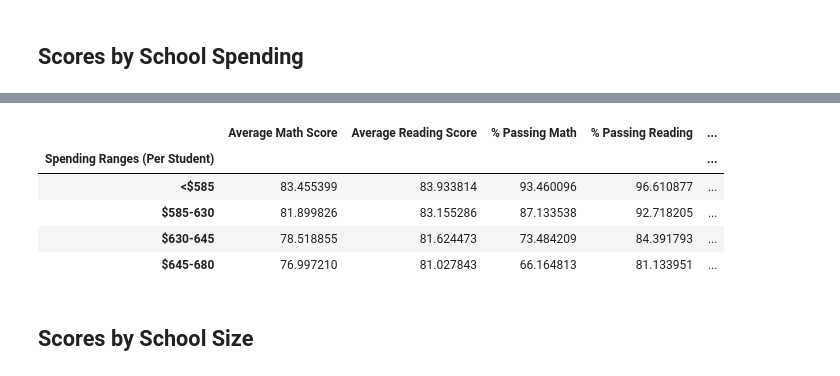
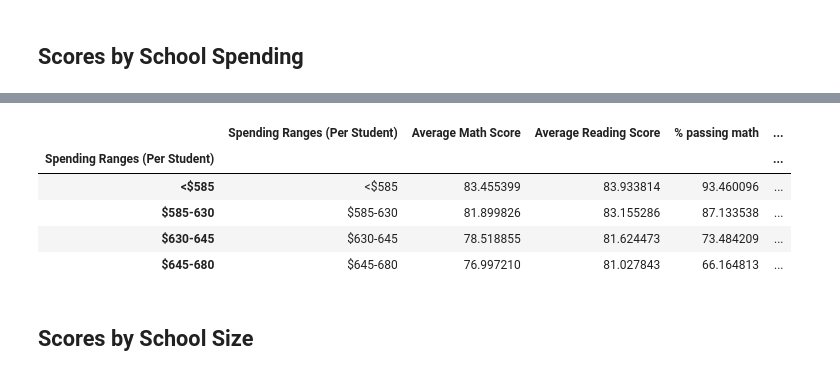
Before and after one commit to DMAR93/pandas-challenge, a Jupyter notebook: Starter_Code/PyCitySchools/PyCitySchools_starter.ipynb, the cells around one changed output, grey strips where cells are left out. Saved outputs shown, nothing was run; the diff lists cells and outputs as text; code cells hidden in the pictures.

```diff
--- a/Starter_Code/PyCitySchools/PyCitySchools_starter.ipynb
+++ b/Starter_Code/PyCitySchools/PyCitySchools_starter.ipynb
@@ -367,6 +373,8 @@ labels = ["<$585", "$585-630", "$630-645", "$645-680"]
 # %%
 # Create a copy of the school summary since it has the "Per Student Budget"
 school_spending_df = per_school_summary.copy()
+# %%
+school_spending_df["Per Student Budget"] = school_spending_df["Per Student Budget"].replace('[\$,]', '', regex=True).astype(float)
 # %%
 # Use `pd.cut` to categorize spending based on the bins.
 school_spending_df["Spending Ranges (Per Student)"] = pd.cut(school_spending_df["Per Student Budget"], spending_bins, labels=labels)
@@ -377,22 +401,29 @@ TypeError: '<' not supported between instances of 'int' and 'str'
 #  Calculate averages for the desired columns.
 spending_math_scores = school_spending_df.groupby(["Spending Ranges (Per Student)"])["Average Math Score"].mean()
 spending_reading_scores = school_spending_df.groupby(["Spending Ranges (Per Student)"])["Average Reading Score"].mean()
-spending_passing_math = school_spending_df.groupby(["Spending Ranges (Per Student)"])["% Passing Math"].mean()
-spending_passing_reading = school_spending_df.groupby(["Spending Ranges (Per Student)"])["% Passing Reading"].mean()
-overall_passing_spending = school_spending_df.groupby(["Spending Ranges (Per Student)"])["% Overall Passing"].mean()
+spending_passing_math = school_spending_df.groupby(["Spending Ranges (Per Student)"])["% passing math"].mean()
+spending_passing_reading = school_spending_df.groupby(["Spending Ranges (Per Student)"])["% passing reading"].mean()
+overall_passing_spending = school_spending_df.groupby(["Spending Ranges (Per Student)"])["% Overall passing"].mean()
-# %%
-# Assemble into DataFrame
-spending_summary =
-
-# Display results
-spending_summary
-# %% [output]
-|  | Average Math Score | Average Reading Score | % Passing Math | % Passing Reading | ... |
-| Spending Ranges (Per Student) |  |  |  |  | ... |
-| <$585 | 83.455399 | 83.933814 | 93.460096 | 96.610877 | ... |
-| $585-630 | 81.899826 | 83.155286 | 87.133538 | 92.718205 | ... |
-| $630-645 | 78.518855 | 81.624473 | 73.484209 | 84.391793 | ... |
-| $645-680 | 76.997210 | 81.027843 | 66.164813 | 81.133951 | ... |
+# %%
+# Assemble into DataFrame
+spending_summary = pd.DataFrame({
+    "Spending Ranges (Per Student)": labels,
+    "Average Math Score" : spending_math_scores,
+    "Average Reading Score" : spending_reading_scores,
+    "% passing math" : spending_passing_math,
+    "% passing reading" : spending_passing_reading,
+    "% Overall passing" : overall_passing_spending
+})
+
+# Display results
+spending_summary
+# %% [output]
+|  | Spending Ranges (Per Student) | Average Math Score | Average Reading Score | % passing math | ... |
+| Spending Ranges (Per Student) |  |  |  |  | ... |
+| <$585 | <$585 | 83.455399 | 83.933814 | 93.460096 | ... |
+| $585-630 | $585-630 | 81.899826 | 83.155286 | 87.133538 | ... |
+| $630-645 | $630-645 | 78.518855 | 81.624473 | 73.484209 | ... |
+| $645-680 | $645-680 | 76.997210 | 81.027843 | 66.164813 | ... |
 # %% [markdown]
 ## Scores by School Size
 # %%
```
Also changed, not shown: parts of 9 cells of this notebook, 1 other file.
